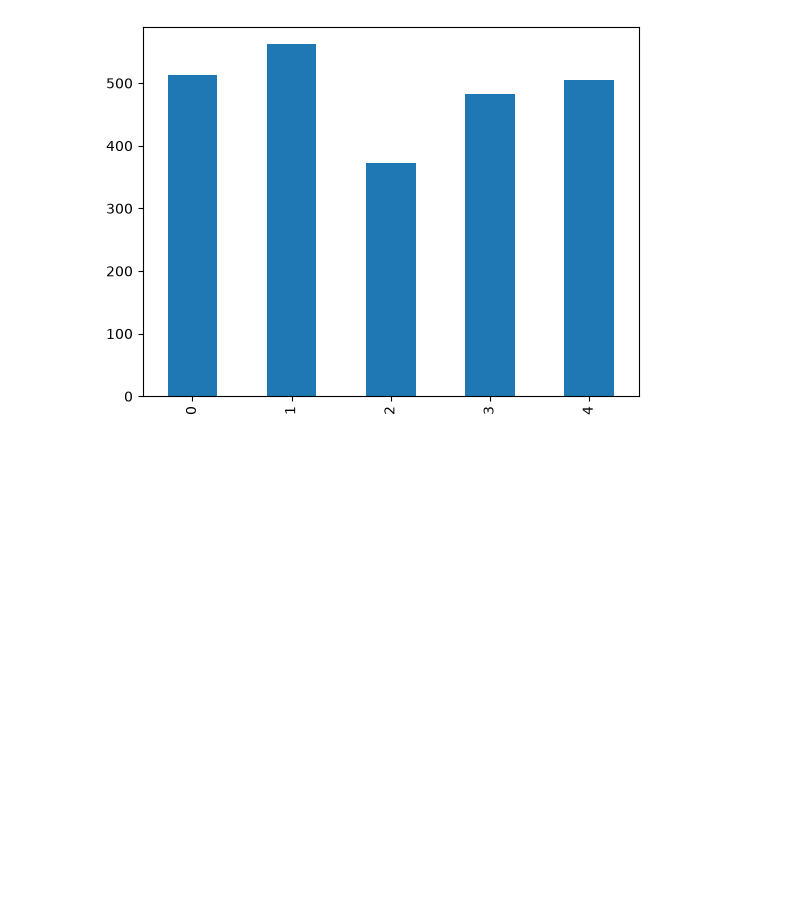
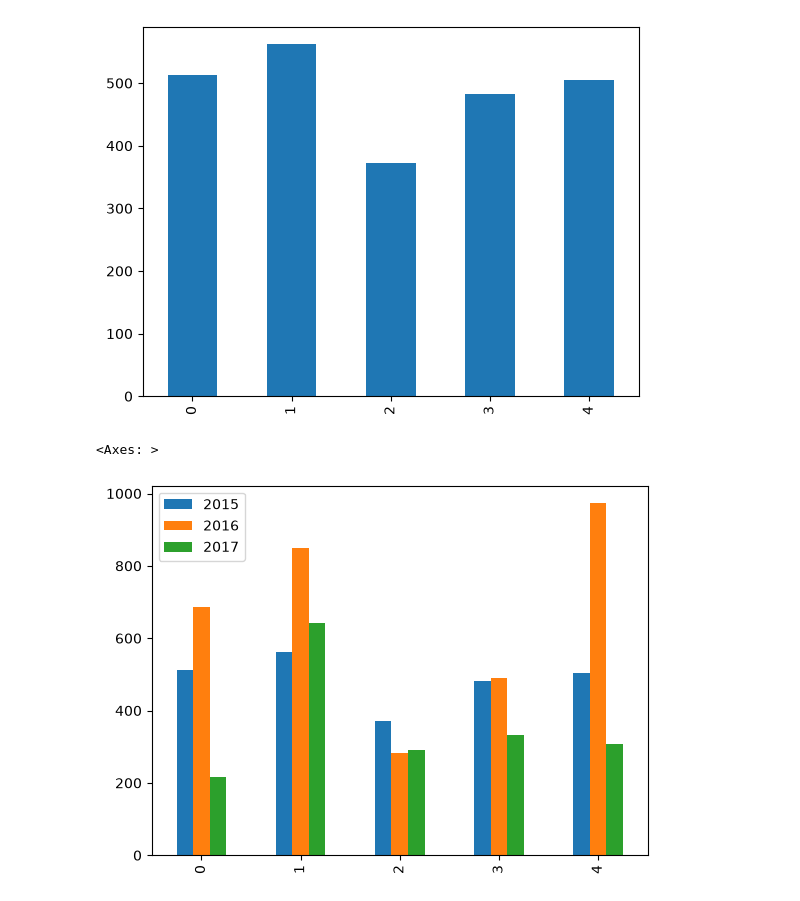
Before and after one commit to manishkumarmj/100_days_ml, a Jupyter notebook: Data visualization_Web_dev/matplotlib/Session_24_adv_matplotlib/self._24.ipynb, the cells around one changed output. Saved outputs shown, nothing was run; the diff lists cells and outputs as text; code cells hidden in the pictures; blank space fills up the shorter version.

```diff
--- a/Data visualization_Web_dev/matplotlib/Session_24_adv_matplotlib/self._24.ipynb
+++ b/Data visualization_Web_dev/matplotlib/Session_24_adv_matplotlib/self._24.ipynb
@@ -424,3 +435,8 @@ temp['2015'].plot(kind='bar')
 # %% [output]
 <Axes: >
 [figure]
+# %%
+temp.plot(kind='bar')
+# %% [output]
+<Axes: >
+[figure, added]
```
Also changed, not shown: parts of 16 cells of this notebook, 6 other files.
